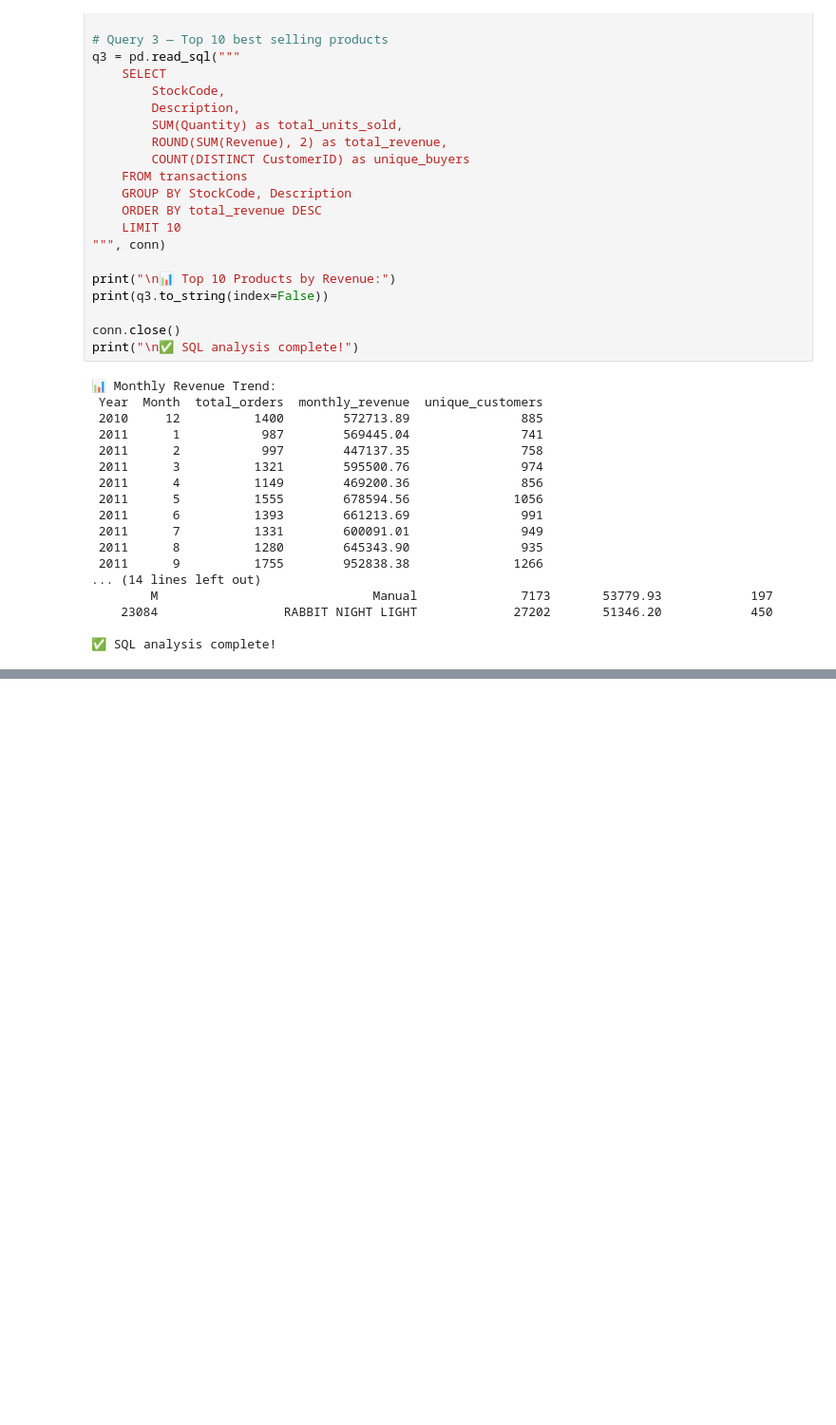
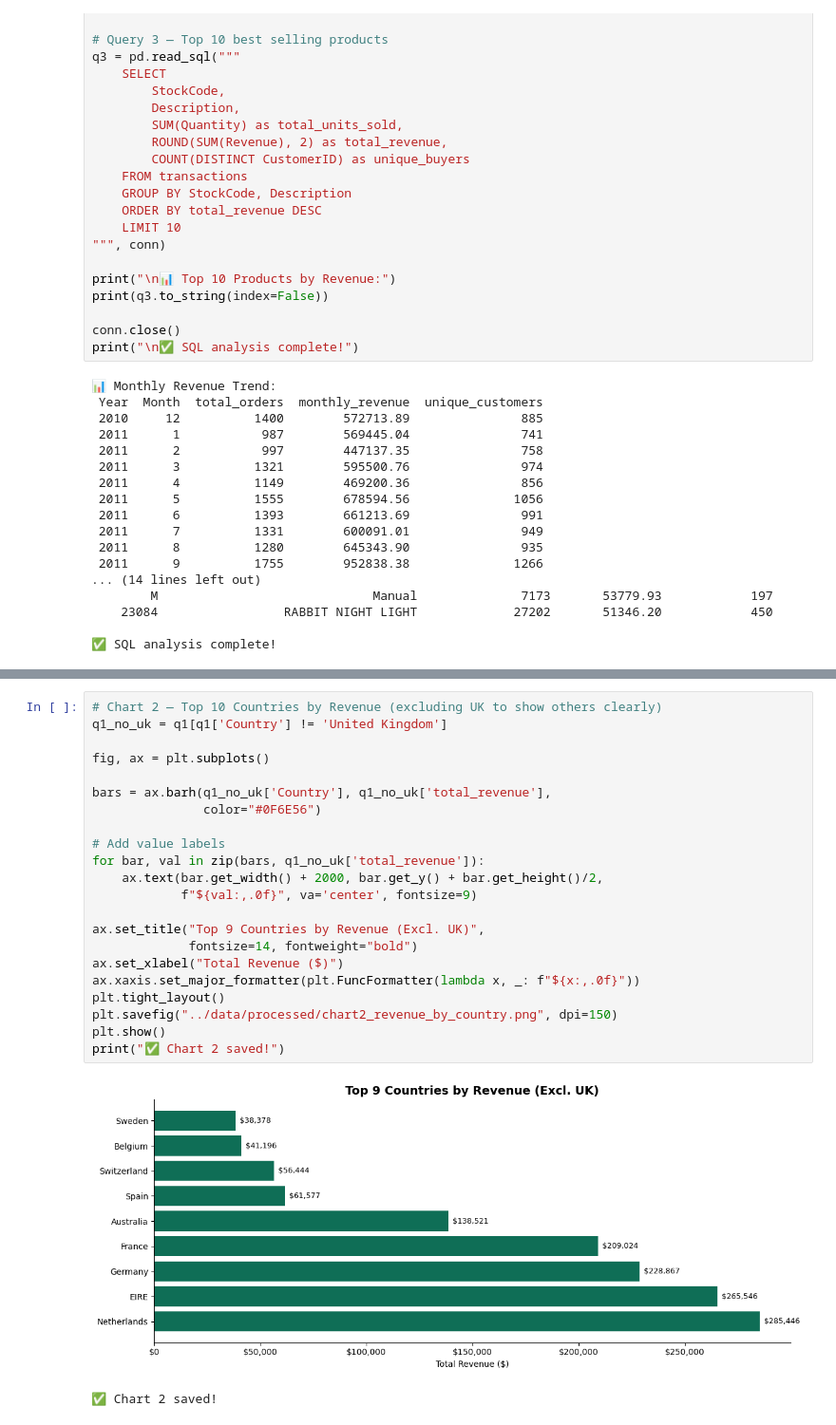
Before and after one commit to Kamrul732/ecommerce-sales-analytics, a Jupyter notebook: 01_data_collection.ipynb, the cells around one changed output, grey strips where cells are left out. Shown at 95% size. Drawn from its saved outputs; the diff is of its cells as text; blank space fills up the shorter version.

```diff
--- a/01_data_collection.ipynb
+++ b/01_data_collection.ipynb
@@ -215,0 +259,25 @@ print("\n✅ SQL analysis complete!")
+# %%
+# Chart 2 — Top 10 Countries by Revenue (excluding UK to show others clearly)
+q1_no_uk = q1[q1['Country'] != 'United Kingdom']
+
+fig, ax = plt.subplots()
+
+bars = ax.barh(q1_no_uk['Country'], q1_no_uk['total_revenue'],
+               color="#0F6E56")
+
+# Add value labels
+for bar, val in zip(bars, q1_no_uk['total_revenue']):
+    ax.text(bar.get_width() + 2000, bar.get_y() + bar.get_height()/2,
+            f"${val:,.0f}", va='center', fontsize=9)
+
+ax.set_title("Top 9 Countries by Revenue (Excl. UK)",
+             fontsize=14, fontweight="bold")
+ax.set_xlabel("Total Revenue ($)")
+ax.xaxis.set_major_formatter(plt.FuncFormatter(lambda x, _: f"${x:,.0f}"))
+plt.tight_layout()
+plt.savefig("../data/processed/chart2_revenue_by_country.png", dpi=150)
+plt.show()
+print("✅ Chart 2 saved!")
+# %% [output]
+[figure, added]
+✅ Chart 2 saved!
```
Also changed, not shown: parts of 3 cells of this notebook.
